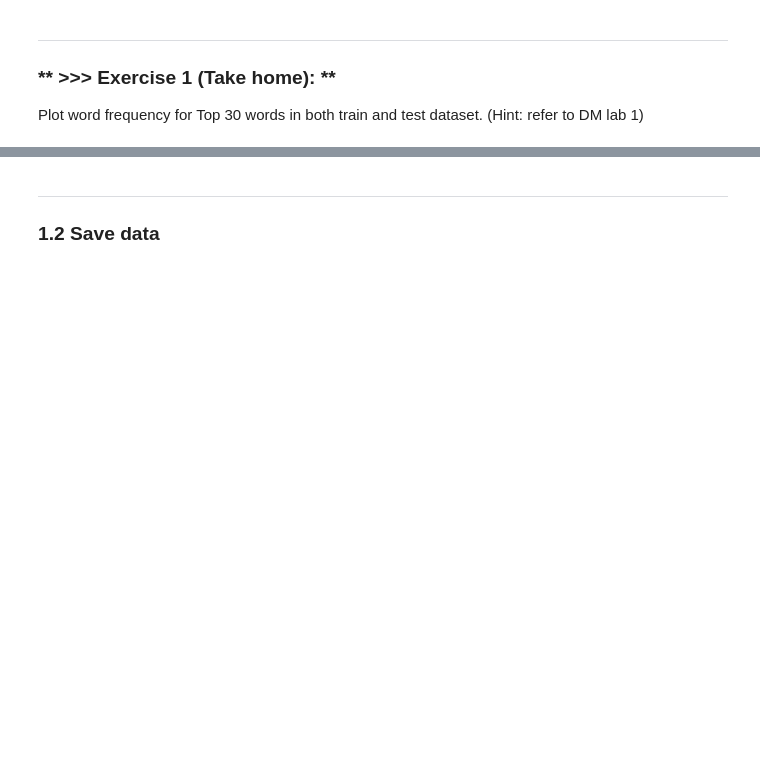
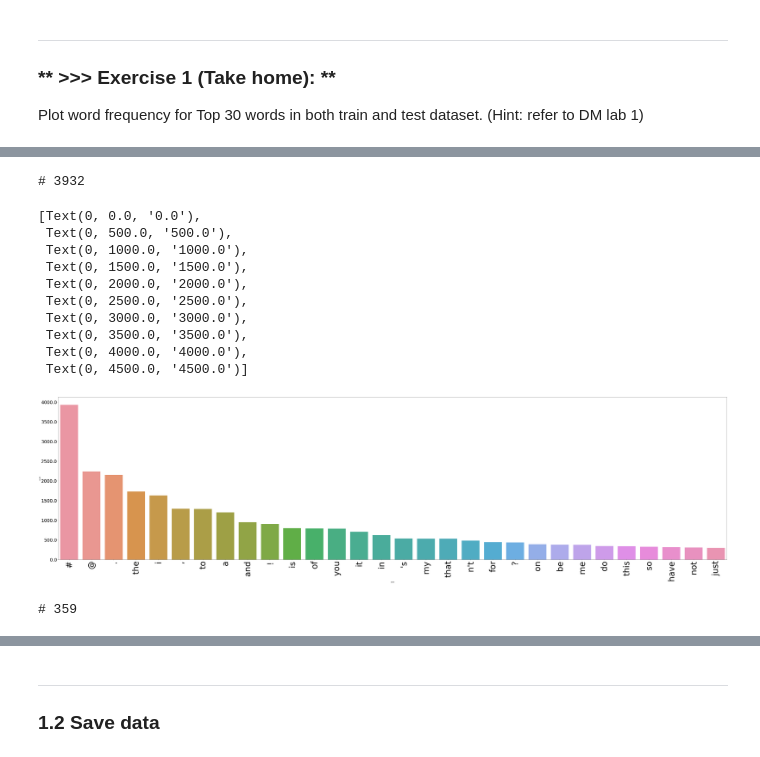
Before and after one commit to sonepanpan/DM2023-Lab2-Master, a Jupyter notebook: DM2023-Lab2-Master.ipynb, the cells around one changed output, grey strips where cells are left out. Saved outputs shown, nothing was run; the diff lists cells and outputs as text; code cells hidden in the pictures; blank space fills up the shorter version.

```diff
--- a/DM2023-Lab2-Master.ipynb
+++ b/DM2023-Lab2-Master.ipynb
@@ -115,0 +199,45 @@ Plot word frequency for Top 30 words in both train and test dataset. (Hint: refe
+# %%
+# Answer here
+from sklearn.feature_extraction.text import CountVectorizer
+import nltk
+import numpy as np
+
+count_vect = CountVectorizer(tokenizer=nltk.word_tokenize)
+word_freq_train = count_vect.fit_transform(train_df.text)
+term_frequencies_train = np.asarray(word_freq_train.sum(axis=0))[0]
+L = np.flip(np.argsort(term_frequencies_train)[-30:])
+print(count_vect.get_feature_names_out()[L[0]], term_frequencies_train[L[0]])
+# %% [output]
+# 3932
+# %%
+import matplotlib.pyplot as plt
+import seaborn as sns
+
+df_count = pd.DataFrame(zip(count_vect.get_feature_names_out(), term_frequencies_train),
+             columns=['word', 'count'])
+df_count_30=df_count.loc[list(L)]
+plt.subplots(figsize=(80, 20))
+g = sns.barplot(y=df_count_30['count'],
+            x=df_count_30['word'])
+g.set_xticklabels(df_count_30['word'], fontsize=55, rotation = 90)
+g.set_yticklabels(g.get_yticks(), size = 30)
+# %% [output]
+[Text(0, 0.0, '0.0'),
+ Text(0, 500.0, '500.0'),
+ Text(0, 1000.0, '1000.0'),
+ Text(0, 1500.0, '1500.0'),
+ Text(0, 2000.0, '2000.0'),
+ Text(0, 2500.0, '2500.0'),
+ Text(0, 3000.0, '3000.0'),
+ Text(0, 3500.0, '3500.0'),
+ Text(0, 4000.0, '4000.0'),
+ Text(0, 4500.0, '4500.0')]
+[figure, added]
+# %%
+count_vect = CountVectorizer(tokenizer=nltk.word_tokenize)
+word_freq_test = count_vect.fit_transform(test_df.text)
+term_frequencies_test = np.asarray(word_freq_test.sum(axis=0))[0]
+L = np.flip(np.argsort(term_frequencies_test)[-30:])
+print(count_vect.get_feature_names_out()[L[0]], term_frequencies_test[L[0]])
+# %% [output]
+# 359
```
Also changed, not shown: parts of 42 cells of this notebook, 2 other files.
